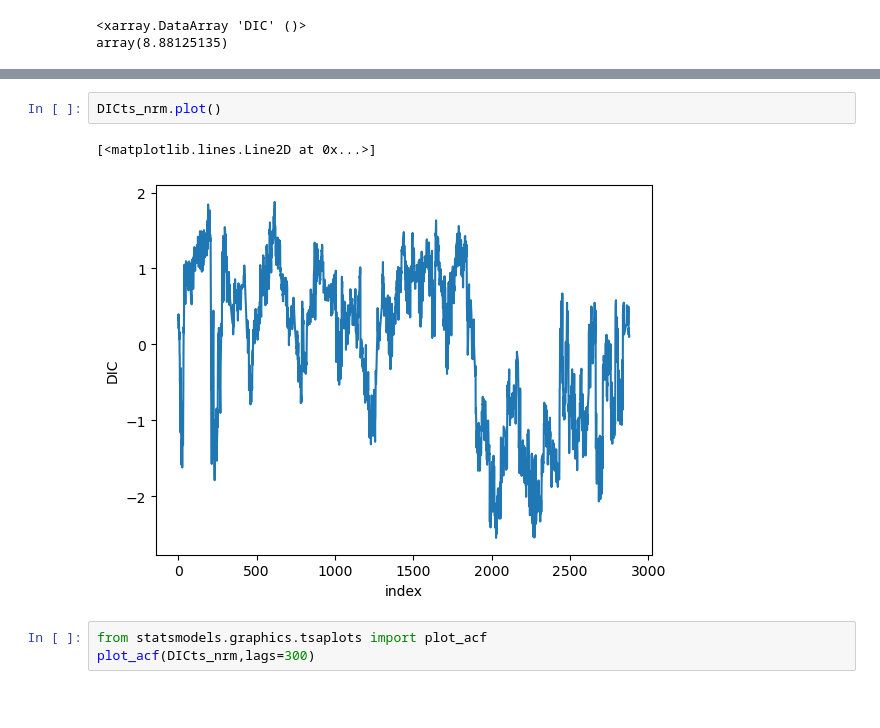
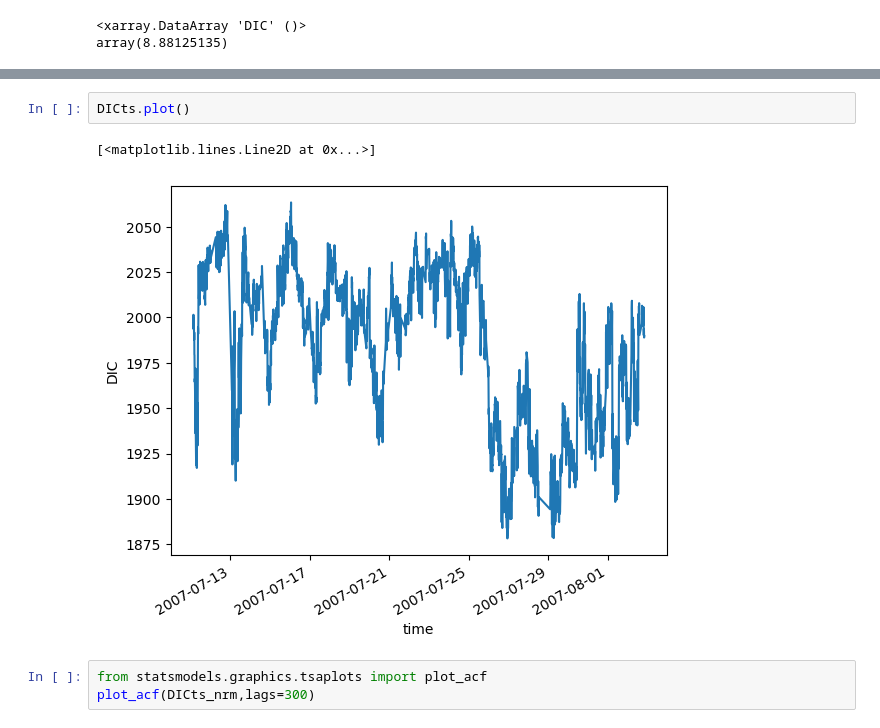
Before and after one commit to galendal/ACTOM_sites, a Jupyter notebook: particle_swarm.ipynb, the cells around one changed output, grey strips where cells are left out. Drawn from its saved outputs; the diff is of its cells as text; blank space fills up the shorter version.

```diff
--- a/particle_swarm.ipynb
+++ b/particle_swarm.ipynb
@@ -1027,8 +1040,8 @@ array(8.88125135)
 # %%
-DICts_nrm.plot()
+DICts.plot()
 # %% [output]
 [<matplotlib.lines.Line2D at 0x...>]
-[figure, old version]
+[figure, new version]
 # %%
 from statsmodels.graphics.tsaplots import plot_acf
 plot_acf(DICts_nrm,lags=300)
```
Also changed, not shown: parts of 2 cells of this notebook, 14 other files.
